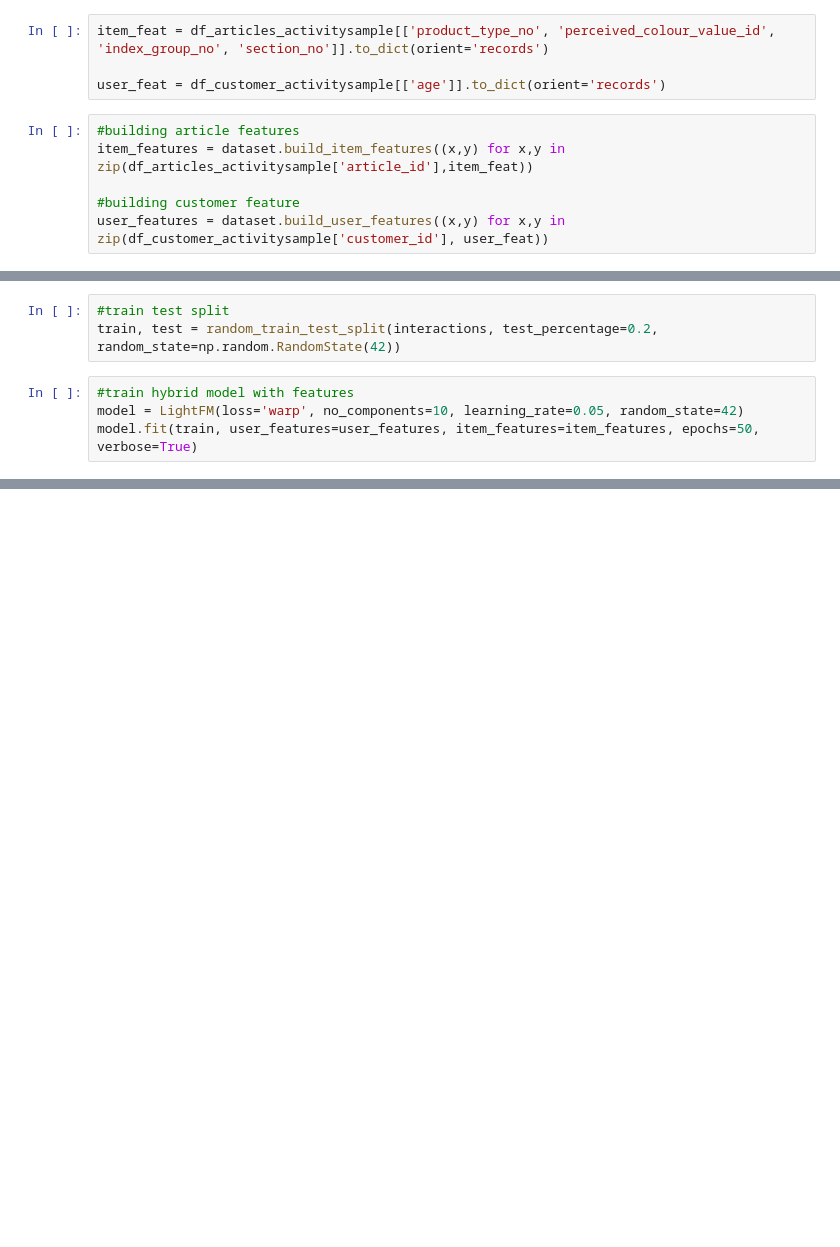
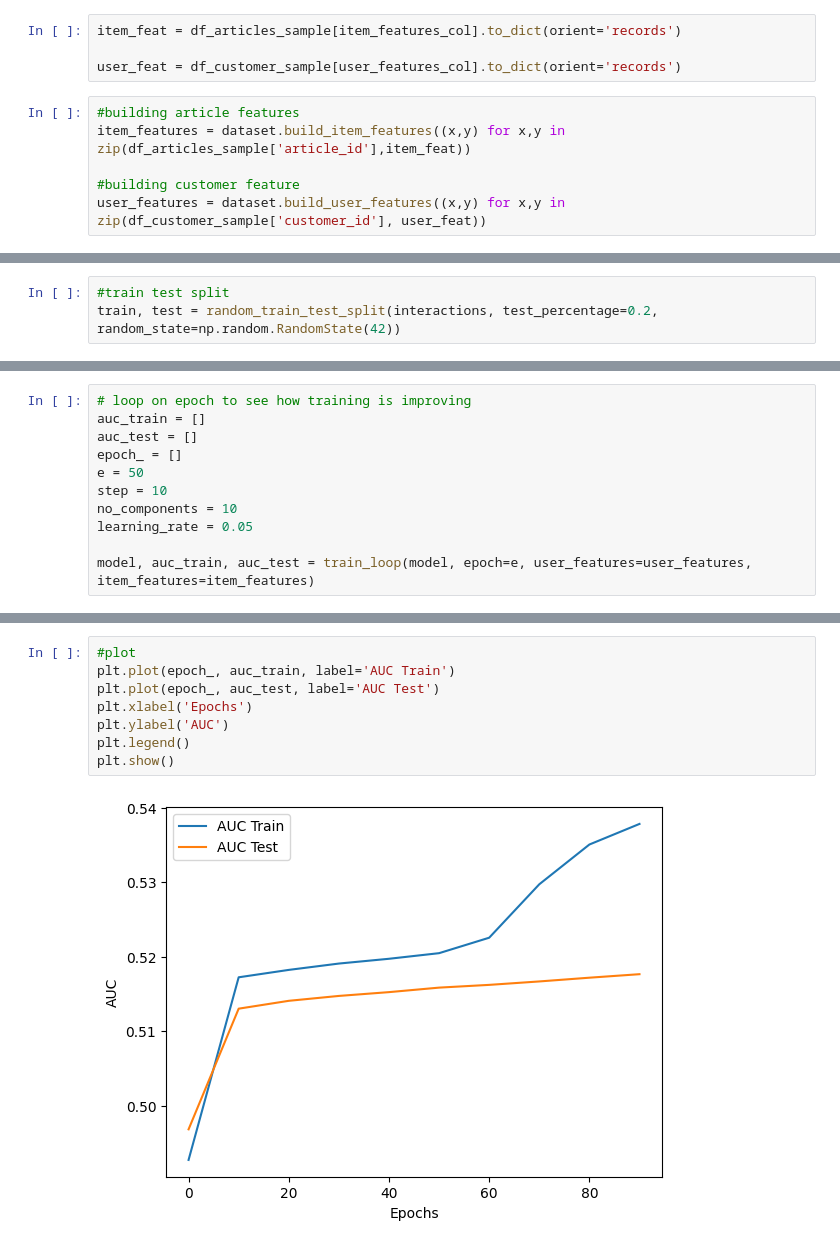
Before and after one commit to dbenayoun/IASD, a Jupyter notebook: Reco system/project_rs.ipynb, the cells around one changed output, grey strips where cells are left out. Drawn from its saved outputs; the diff is of its cells as text; blank space fills up the shorter version.

```diff
--- a/Reco system/project_rs.ipynb
+++ b/Reco system/project_rs.ipynb
@@ -498,13 +566,13 @@ dataset.fit_partial(items=df_articles_activitysample['article_id'],
 # %%
-item_feat = df_articles_activitysample[['product_type_no', 'perceived_colour_value_id', 'index_group_no', 'section_no']].to_dict(orient='records')
+item_feat = df_articles_sample[item_features_col].to_dict(orient='records')
 
-user_feat = df_customer_activitysample[['age']].to_dict(orient='records')
+user_feat = df_customer_sample[user_features_col].to_dict(orient='records')
 # %%
 #building article features
-item_features = dataset.build_item_features((x,y) for x,y in zip(df_articles_activitysample['article_id'],item_feat))
+item_features = dataset.build_item_features((x,y) for x,y in zip(df_articles_sample['article_id'],item_feat))
 
 #building customer feature
-user_features = dataset.build_user_features((x,y) for x,y in zip(df_customer_activitysample['customer_id'], user_feat))
+user_features = dataset.build_user_features((x,y) for x,y in zip(df_customer_sample['customer_id'], user_feat))
 # %%
 (interactions, weights) = dataset.build_interactions(((row['customer_id'], row['article_id'])
                                                       for index, row in df_activitysample.iterrows()))
@@ -516,7 +584,3 @@ print(repr(interactions))
 # %%
 #train test split
 train, test = random_train_test_split(interactions, test_percentage=0.2, random_state=np.random.RandomState(42))
-# %%
-#train hybrid model with features
-model = LightFM(loss='warp', no_components=10, learning_rate=0.05, random_state=42)
-model.fit(train, user_features=user_features, item_features=item_features, epochs=50, verbose=True)
@@ -524,0 +587,11 @@ model.fit(train, user_features=user_features, item_features=item_features, epoch
+# %%
+# loop on epoch to see how training is improving
+auc_train = []
+auc_test = []
+epoch_ = []
+e = 50
+step = 10
+no_components = 10
+learning_rate = 0.05
+
+model, auc_train, auc_test = train_loop(model, epoch=e, user_features=user_features, item_features=item_features)
@@ -525,2 +604,12 @@ model.fit(train, user_features=user_features, item_features=item_features, epoch
+# %%
+#plot
+plt.plot(epoch_, auc_train, label='AUC Train')
+plt.plot(epoch_, auc_test, label='AUC Test')
+plt.xlabel('Epochs')
+plt.ylabel('AUC')
+plt.legend()
+plt.show()
+# %% [output]
+[figure, added]
 # %%
 #evaluation on test_interactions
```
Also changed, not shown: parts of 25 cells of this notebook.
